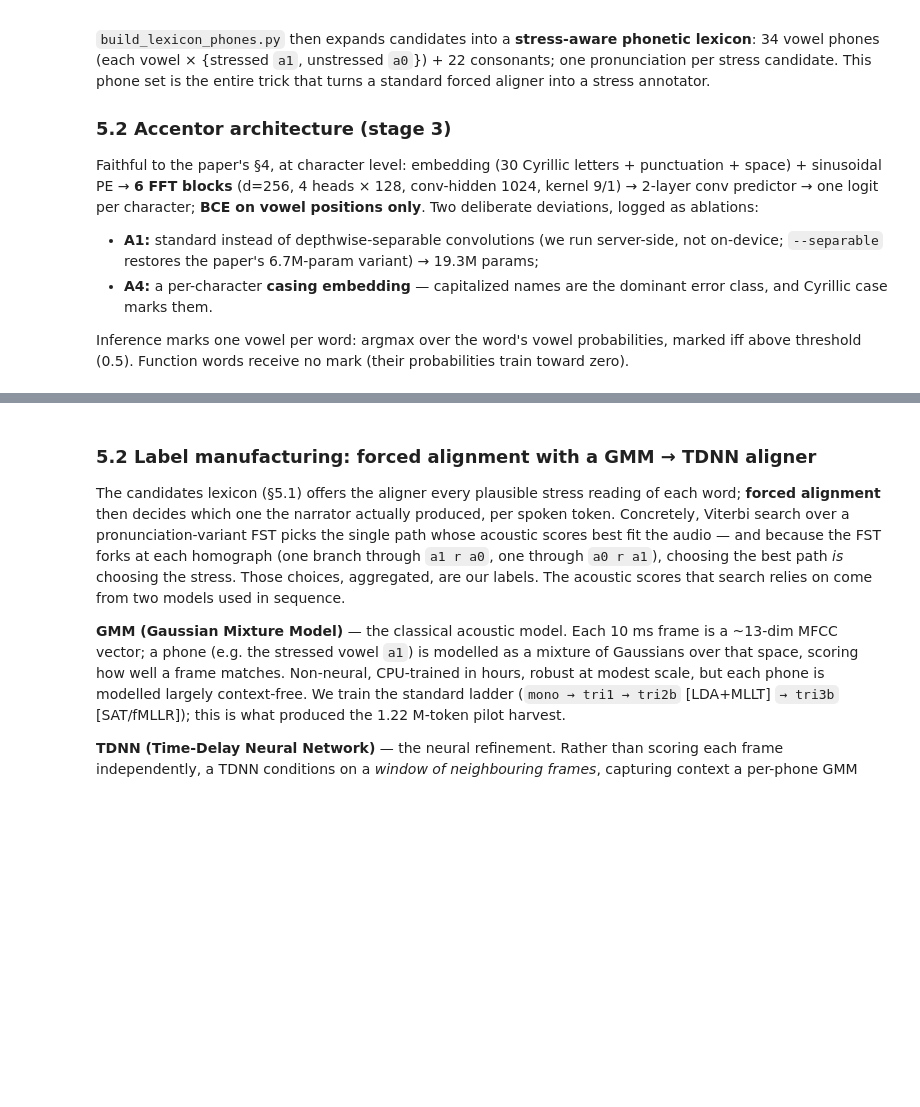
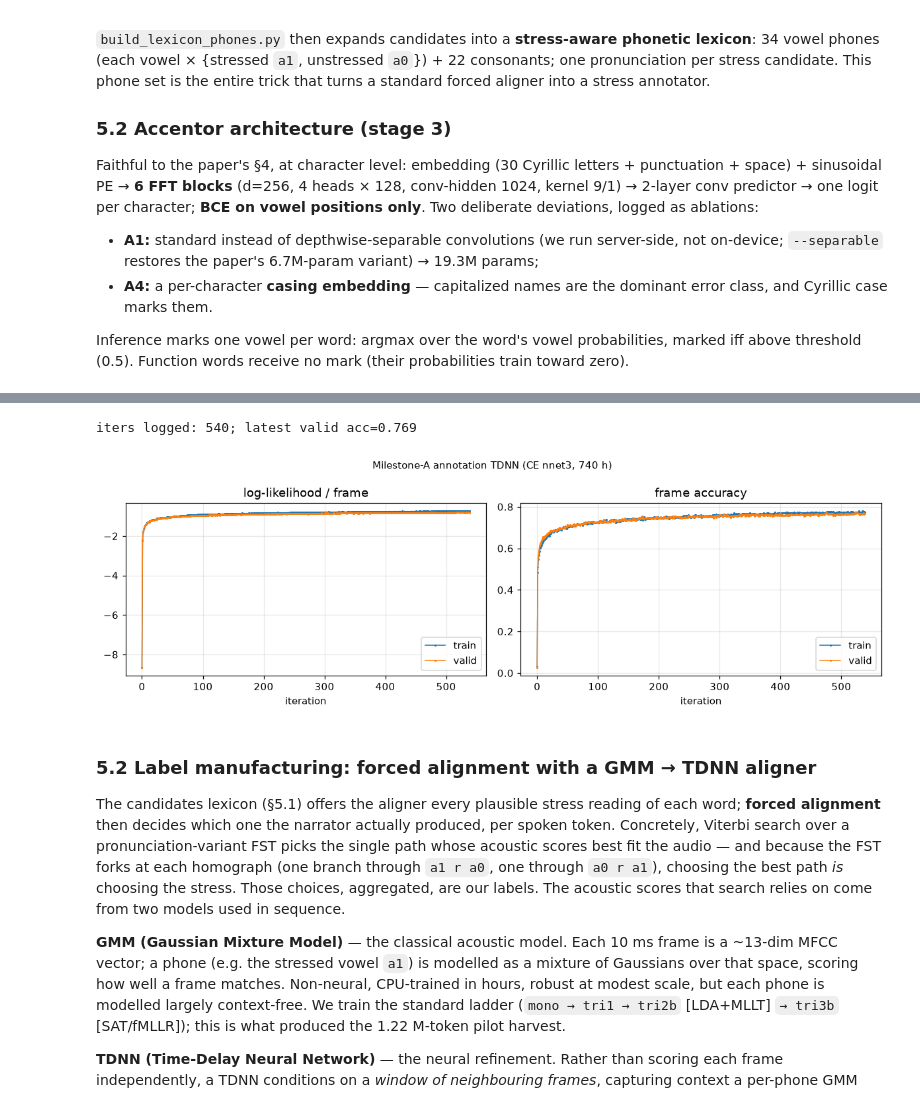
Before and after one commit to preslaff/omnivoice-bg, a Jupyter notebook: docs/BG_Accentor_Paper.ipynb, the cells around one changed output, grey strips where cells are left out. Drawn from its saved outputs; the diff is of its cells as text; code cells hidden in the pictures; blank space fills up the shorter version.

```diff
--- a/docs/BG_Accentor_Paper.ipynb
+++ b/docs/BG_Accentor_Paper.ipynb
@@ -352,3 +375,34 @@ Inference marks one vowel per word: argmax over the word's vowel probabilities,
+# %%
+# Figure — milestone-A TDNN training curve (live from nnet3 diagnostic logs)
+import re, glob
+logdir = ROOT / 'exp/kaldi_pilot/exp/nnet3/tdnn_a/log'
+LLp  = re.compile(r"log-likelihood for 'output' is (-?[0-9.]+) per frame")
+ACCp = re.compile(r"accuracy for 'output' is (-?[0-9.]+) per frame")
+def series(split, pat):
+    pts = []
+    for f in glob.glob(str(logdir / f'compute_prob_{split}.*.log')):
+        m = re.search(rf'compute_prob_{split}\.(\d+)\.log$', f)
+        if not m: continue
+        hit = pat.search(open(f, encoding='utf-8', errors='ignore').read())
+        if hit: pts.append((int(m.group(1)), float(hit.group(1))))
+    return sorted(pts)
+if logdir.exists() and glob.glob(str(logdir / 'compute_prob_valid.*.log')):
+    fig, (a1, a2) = plt.subplots(1, 2, figsize=(11, 3.6))
+    for split, col in (('train', 'tab:blue'), ('valid', 'tab:orange')):
+        ll, ac = series(split, LLp), series(split, ACCp)
+        if ll: a1.plot(*zip(*ll), lw=1, marker='.', ms=2, label=split, color=col)
+        if ac: a2.plot(*zip(*ac), lw=1, marker='.', ms=2, label=split, color=col)
+    v = series('valid', ACCp)
+    print(f'iters logged: {len(v)}; latest valid acc={v[-1][1]:.3f}' if v else 'no logs yet')
+    a1.set_title('log-likelihood / frame'); a1.set_xlabel('iteration'); a1.legend(); a1.grid(alpha=.3)
+    a2.set_title('frame accuracy'); a2.set_xlabel('iteration'); a2.legend(); a2.grid(alpha=.3)
+    fig.suptitle('Milestone-A annotation TDNN (CE nnet3, 740 h)', fontsize=10)
+    fig.tight_layout(); plt.show()
+else:
+    print('TDNN logs not present in this tree (milestone-A stage 6 not run here)')
+# %% [output]
+iters logged: 540; latest valid acc=0.769
+[figure, added]
 # %% [markdown]
 ### 5.2 Label manufacturing: forced alignment with a GMM → TDNN aligner
 
```
Also changed, not shown: parts of 2 cells of this notebook.
